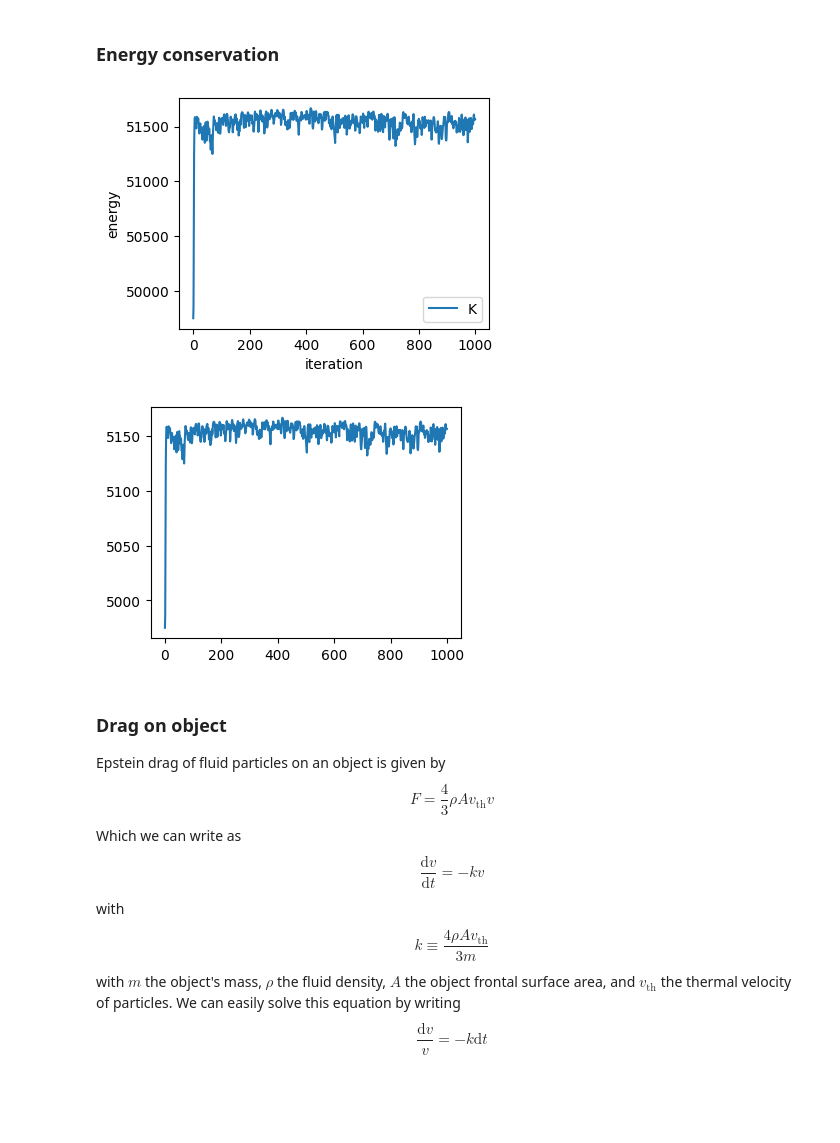
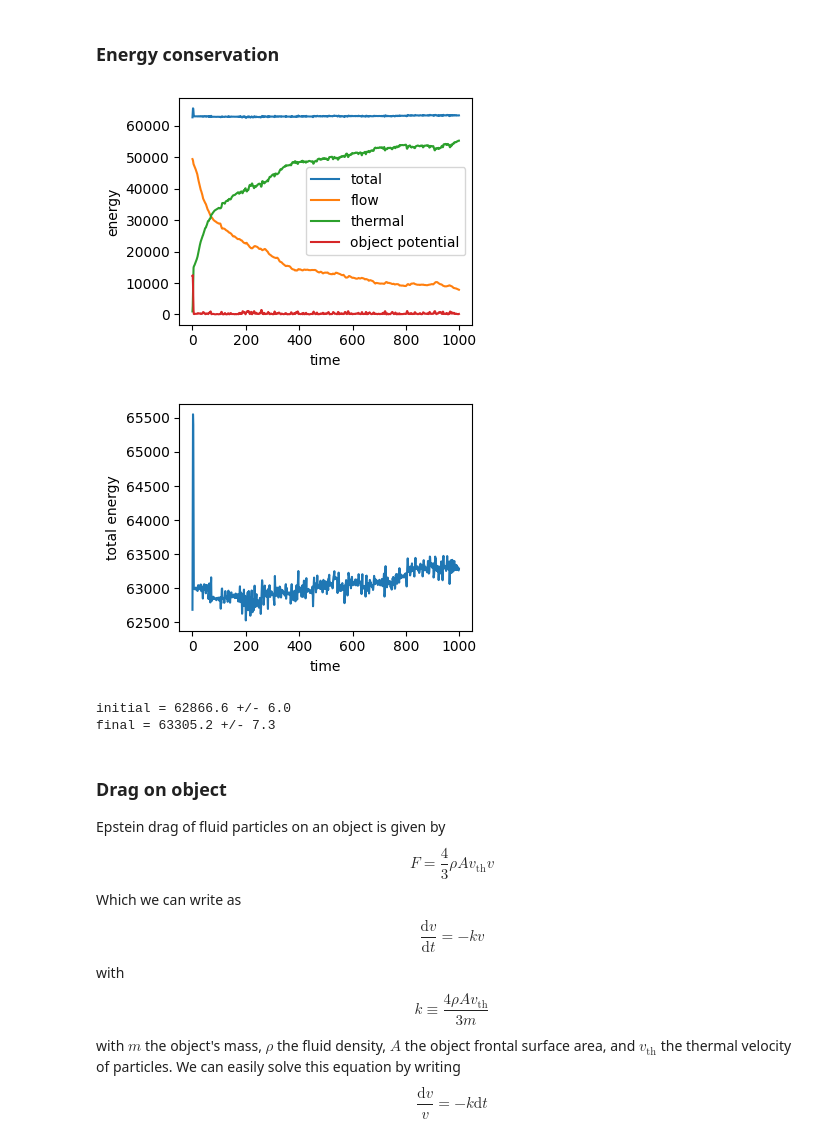
Before and after one commit to slagnews/drag_sph, a Jupyter notebook: sph_test.ipynb, the cells around one changed output. Cells and saved outputs as stored; diff of their text form; code cells hidden in the pictures; blank space fills up the shorter version.

Commit message:
Added energy calculation

```diff
--- a/sph_test.ipynb
+++ b/sph_test.ipynb
@@ -95,16 +137,0 @@ total_kinetic_energy = np.sum(kinetic_energies, axis=1)
-# %%
-fig, ax = plt.subplots(figsize=(4,3))
-ax.plot(total_kinetic_energy*10, label="K")
-#ax.plot(total_internal_energy, label="U")
-#ax.plot(total_internal_energy+total_kinetic_energy*10, label="total")
-ax.legend()
-ax.set_xlabel("iteration")
-ax.set_ylabel("energy")
-
-
-fig, ax = plt.subplots(figsize=(4,3))
-ax.plot(total_kinetic_energy)
-plt.show()
-# %% [output]
-[figure, removed]
-[figure, removed]
@@ -111,3 +179,33 @@ plt.show()
+# %%
+fig, ax = plt.subplots(figsize=(4,3))
+ax.plot(E_total, label="total")
+ax.plot(E_bulk, label="flow")
+ax.plot(E_rand, label="thermal")
+ax.plot(E_object, label="object potential")
+ax.set_xlabel("time")
+ax.set_ylabel("energy")
+ax.legend()
+fig.tight_layout()
+fig.savefig("figures/energy.png", dpi=300)
+plt.show()
+# %% [output]
+[figure, added]
+# %%
+fig, ax = plt.subplots(figsize=(4,3))
+ax.plot(E_total)
+ax.set_xlabel("time")
+ax.set_ylabel("total energy")
+fig.tight_layout()
+fig.savefig("figures/total_energy.png", dpi=300)
+plt.show()
+
+
+print(f"initial = {np.mean(E_total[100:200]):.1f} +/- {np.std(E_total[100:200])/np.sqrt(100):.1f}")
+print(f"final = {np.mean(E_total[-100:]):.1f} +/- {np.std(E_total[-100:])/np.sqrt(100):.1f}")
+# %% [output]
+[figure, added]
+initial = 62866.6 +/- 6.0
+final = 63305.2 +/- 7.3
 # %% [markdown]
 ### Drag on object
 Epstein drag of fluid particles on an object is given by
```
Also changed, not shown: parts of 8 cells of this notebook, 1 other file.
